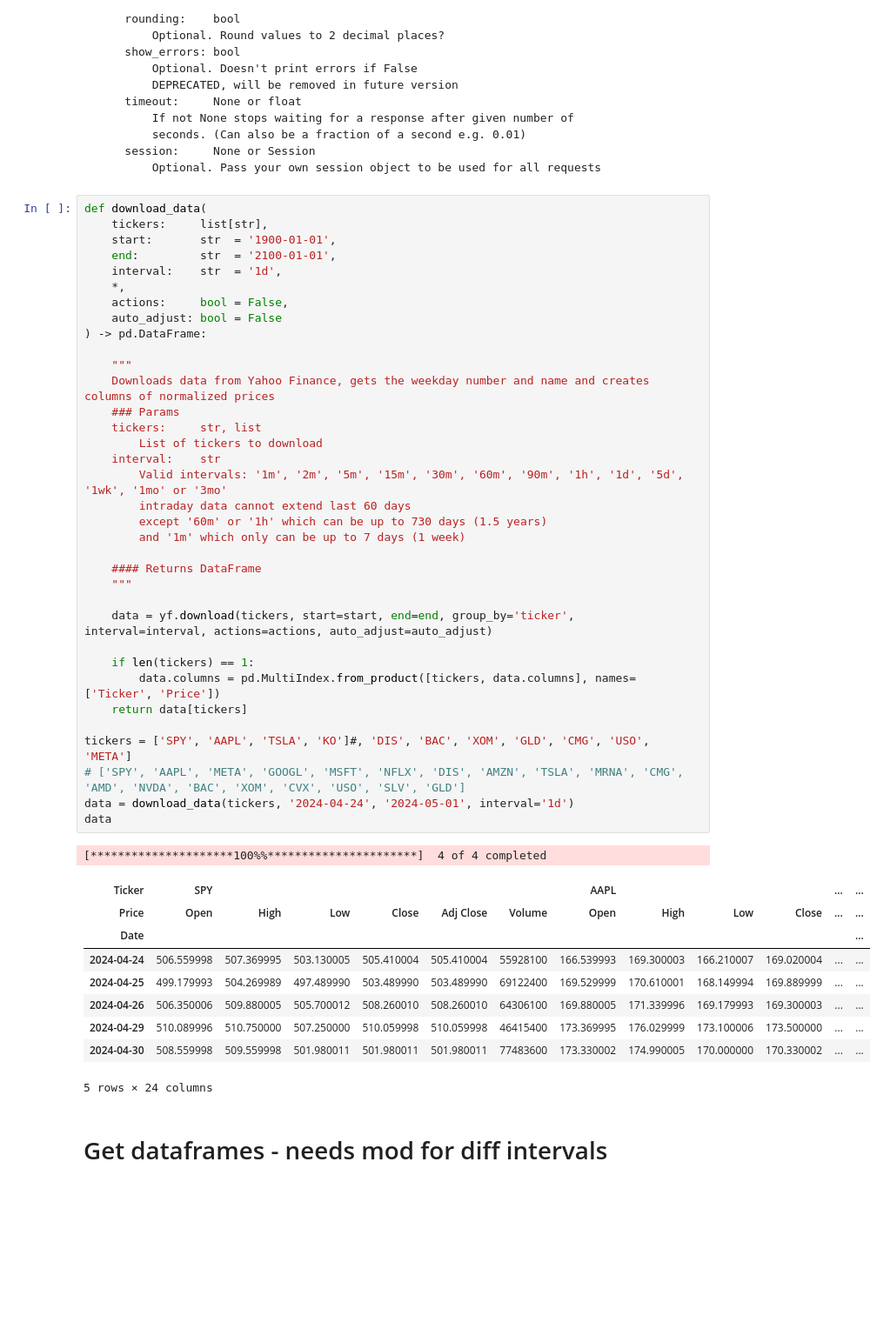
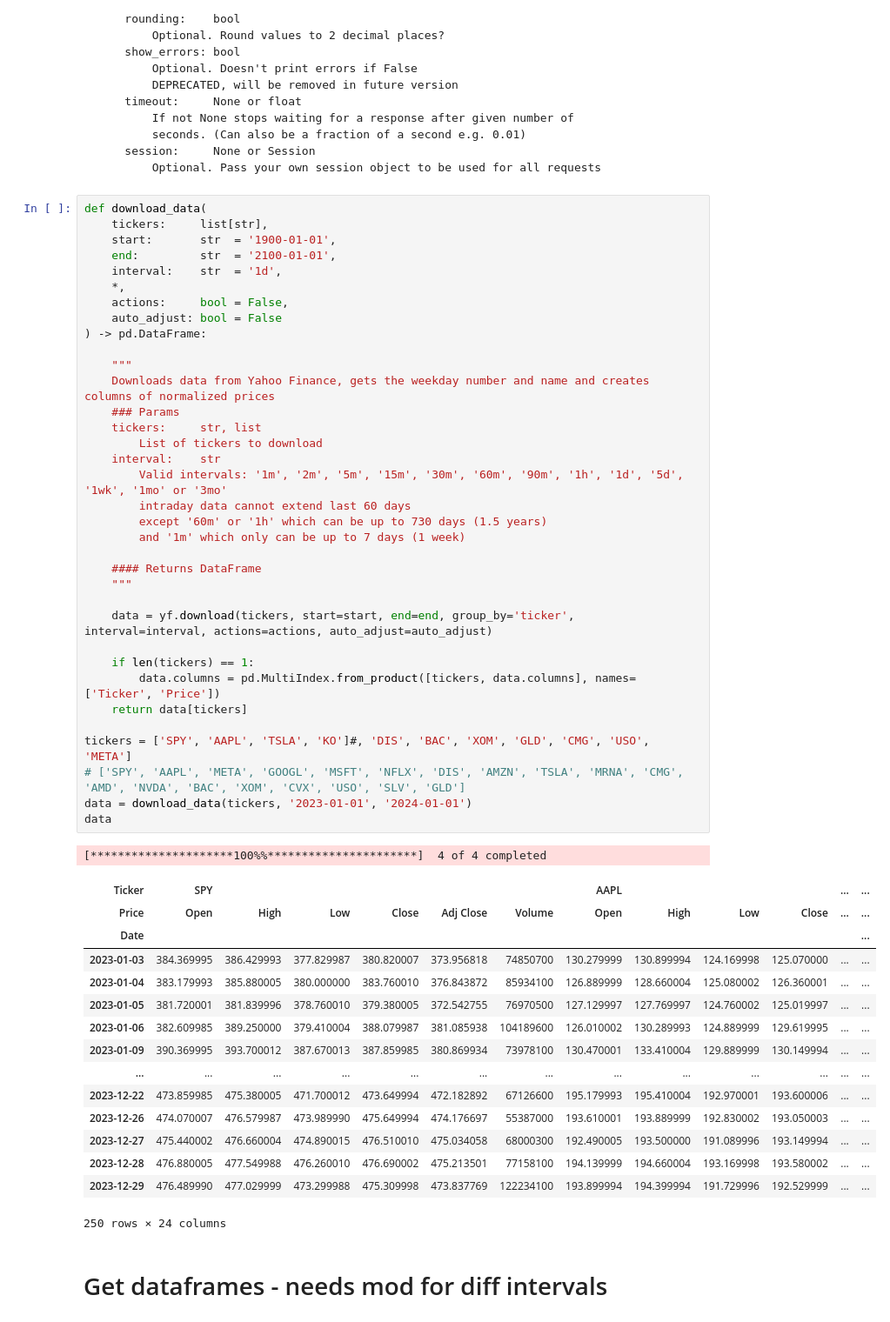
Before and after one commit to AndryADSM/Asset-Analyzer, a Jupyter notebook: asset_analyzer.ipynb, the cells around one changed output. Shown at 87% size. Cells and saved outputs as stored; diff of their text form; blank space fills up the shorter version.

```diff
--- a/asset_analyzer.ipynb
+++ b/asset_analyzer.ipynb
@@ -102,40 +103,46 @@ def download_data(
 ) -> pd.DataFrame:
 
     """
     Downloads data from Yahoo Finance, gets the weekday number and name and creates columns of normalized prices
     ### Params
     tickers:     str, list
         List of tickers to download
     interval:    str
         Valid intervals: '1m', '2m', '5m', '15m', '30m', '60m', '90m', '1h', '1d', '5d', '1wk', '1mo' or '3mo'
         intraday data cannot extend last 60 days
         except '60m' or '1h' which can be up to 730 days (1.5 years)
         and '1m' which only can be up to 7 days (1 week)
 
     #### Returns DataFrame
     """
 
     data = yf.download(tickers, start=start, end=end, group_by='ticker', interval=interval, actions=actions, auto_adjust=auto_adjust)
 
     if len(tickers) == 1:
         data.columns = pd.MultiIndex.from_product([tickers, data.columns], names=['Ticker', 'Price'])
     return data[tickers]
 
 tickers = ['SPY', 'AAPL', 'TSLA', 'KO']#, 'DIS', 'BAC', 'XOM', 'GLD', 'CMG', 'USO', 'META']
 # ['SPY', 'AAPL', 'META', 'GOOGL', 'MSFT', 'NFLX', 'DIS', 'AMZN', 'TSLA', 'MRNA', 'CMG', 'AMD', 'NVDA', 'BAC', 'XOM', 'CVX', 'USO', 'SLV', 'GLD']
-data = download_data(tickers, '2024-04-24', '2024-05-01', interval='1d')
+data = download_data(tickers, '2023-01-01', '2024-01-01')
 data
 # %% [output]
 [*********************100%%**********************]  4 of 4 completed
 | Ticker | SPY |  |  |  |  |  | AAPL |  |  |  | ... | ... |
 | Price | Open | High | Low | Close | Adj Close | Volume | Open | High | Low | Close | ... | ... |
 | Date |  |  |  |  |  |  |  |  |  |  |  | ... |
-| 2024-04-24 | 506.559998 | 507.369995 | 503.130005 | 505.410004 | 505.410004 | 55928100 | 166.539993 | 169.300003 | 166.210007 | 169.020004 | ... | ... |
-| 2024-04-25 | 499.179993 | 504.269989 | 497.489990 | 503.489990 | 503.489990 | 69122400 | 169.529999 | 170.610001 | 168.149994 | 169.889999 | ... | ... |
-| 2024-04-26 | 506.350006 | 509.880005 | 505.700012 | 508.260010 | 508.260010 | 64306100 | 169.880005 | 171.339996 | 169.179993 | 169.300003 | ... | ... |
-| 2024-04-29 | 510.089996 | 510.750000 | 507.250000 | 510.059998 | 510.059998 | 46415400 | 173.369995 | 176.029999 | 173.100006 | 173.500000 | ... | ... |
-| 2024-04-30 | 508.559998 | 509.559998 | 501.980011 | 501.980011 | 501.980011 | 77483600 | 173.330002 | 174.990005 | 170.000000 | 170.330002 | ... | ... |
+| 2023-01-03 | 384.369995 | 386.429993 | 377.829987 | 380.820007 | 373.956818 | 74850700 | 130.279999 | 130.899994 | 124.169998 | 125.070000 | ... | ... |
+| 2023-01-04 | 383.179993 | 385.880005 | 380.000000 | 383.760010 | 376.843872 | 85934100 | 126.889999 | 128.660004 | 125.080002 | 126.360001 | ... | ... |
+| 2023-01-05 | 381.720001 | 381.839996 | 378.760010 | 379.380005 | 372.542755 | 76970500 | 127.129997 | 127.769997 | 124.760002 | 125.019997 | ... | ... |
+| 2023-01-06 | 382.609985 | 389.250000 | 379.410004 | 388.079987 | 381.085938 | 104189600 | 126.010002 | 130.289993 | 124.889999 | 129.619995 | ... | ... |
+| 2023-01-09 | 390.369995 | 393.700012 | 387.670013 | 387.859985 | 380.869934 | 73978100 | 130.470001 | 133.410004 | 129.889999 | 130.149994 | ... | ... |
+| ... | ... | ... | ... | ... | ... | ... | ... | ... | ... | ... | ... | ... |
+| 2023-12-22 | 473.859985 | 475.380005 | 471.700012 | 473.649994 | 472.182892 | 67126600 | 195.179993 | 195.410004 | 192.970001 | 193.600006 | ... | ... |
+| 2023-12-26 | 474.070007 | 476.579987 | 473.989990 | 475.649994 | 474.176697 | 55387000 | 193.610001 | 193.889999 | 192.830002 | 193.050003 | ... | ... |
+| 2023-12-27 | 475.440002 | 476.660004 | 474.890015 | 476.510010 | 475.034058 | 68000300 | 192.490005 | 193.500000 | 191.089996 | 193.149994 | ... | ... |
+| 2023-12-28 | 476.880005 | 477.549988 | 476.260010 | 476.690002 | 475.213501 | 77158100 | 194.139999 | 194.660004 | 193.169998 | 193.580002 | ... | ... |
+| 2023-12-29 | 476.489990 | 477.029999 | 473.299988 | 475.309998 | 473.837769 | 122234100 | 193.899994 | 194.399994 | 191.729996 | 192.529999 | ... | ... |
-5 rows × 24 columns
+250 rows × 24 columns
 # %% [markdown]
 # Get dataframes - needs mod for diff intervals
 # %%
```
Also changed, not shown: parts of 13 cells of this notebook.
